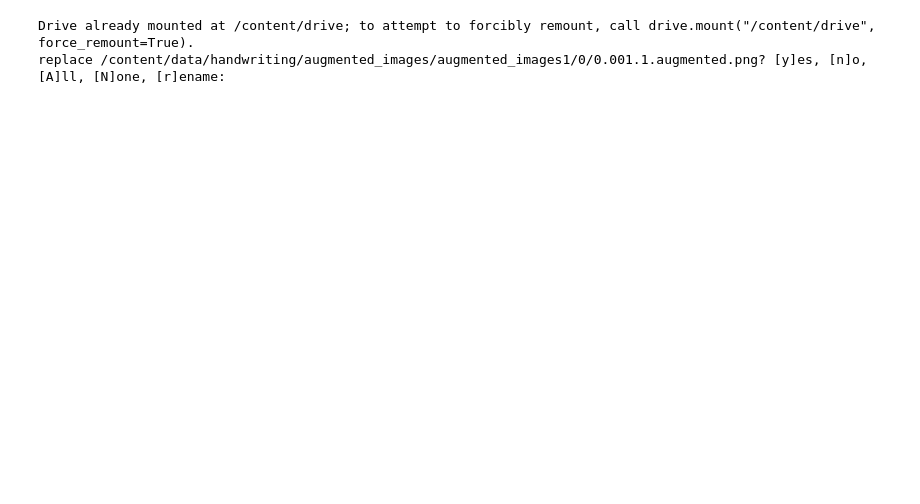
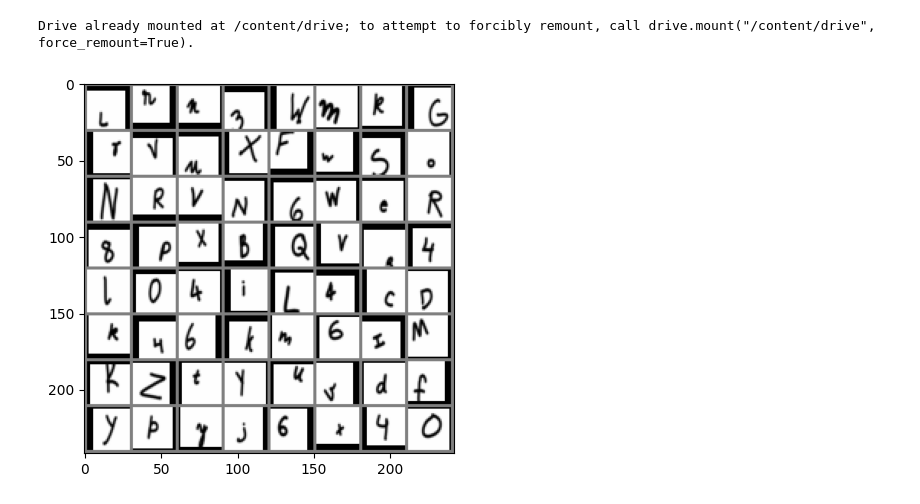
Before and after one commit to 22495521/99-multiplication-table, a Jupyter notebook: CNN_test.ipynb, the cells around one changed output. Drawn from its saved outputs; the diff is of its cells as text; code cells hidden in the pictures; blank space fills up the shorter version.

```diff
--- a/CNN_test.ipynb
+++ b/CNN_test.ipynb
@@ -2,21 +2,17 @@
 <a href="https://colab.research.google.com/github/22495521/99-multiplication-table/blob/main/CNN_test.ipynb" target="_parent"><img src="https://colab.research.google.com/assets/colab-badge.svg" alt="Open In Colab"/></a>
 # %%
 # 掛載 Google Drive，讓 Colab 能讀取雲端硬碟裡的檔案
-# 第一次執行會跳出授權視窗，允許後就會掛載到 /content/drive
-# from google.colab import drive
-# drive.mount('/content/drive')
+from google.colab import drive
+drive.mount('/content/drive')
 
 # 把 Drive 上的 zip 複製到 Colab 本機（/content）
 # 在本機解壓和讀檔都比直接在 Drive 上操作快很多
-# !cp "/content/drive/MyDrive/colab_file/handwriting-data.zip" /content/
+!cp "/content/drive/MyDrive/colab_file/handwriting-data.zip" /content/
 
 # 把 zip 解壓到 /content，解壓後資料位於 /content/data/...
 # -q：安靜模式，不逐一列出解壓的檔案
+# -o：強制覆寫已存在的檔案，避免出現互動提示
 # -d：指定解壓的目的資料夾
-# !unzip -q /content/*.zip -d /content
-
-# 也可以指定檔名
-# !unzip -q /content/handwriting-data.zip -d /content
+!unzip -q -o /content/handwriting-data.zip -d /content
 # %% [output]
 Drive already mounted at /content/drive; to attempt to forcibly remount, call drive.mount("/content/drive", force_remount=True).
-replace /content/data/handwriting/augmented_images/augmented_images1/0/0.001.1.augmented.png? [y]es, [n]o, [A]ll, [N]one, [r]ename:
@@ -22,0 +54,22 @@ replace /content/data/handwriting/augmented_images/augmented_images1/0/0.001.1.a
+# %%
+import matplotlib.pyplot as plt
+import numpy as np
+
+# functions to show an image
+
+
+def imshow(img):
+    img = img / 2 + 0.5     # unnormalize
+    npimg = img.numpy()
+    plt.imshow(np.transpose(npimg, (1, 2, 0)))
+    plt.show()
+
+
+# get some random training images
+dataiter = iter(trainloader)
+images, labels = next(dataiter)
+
+# show images
+imshow(torchvision.utils.make_grid(images))
+# %% [output]
+[figure, added]
```
Also changed, not shown: parts of 2 cells of this notebook.
